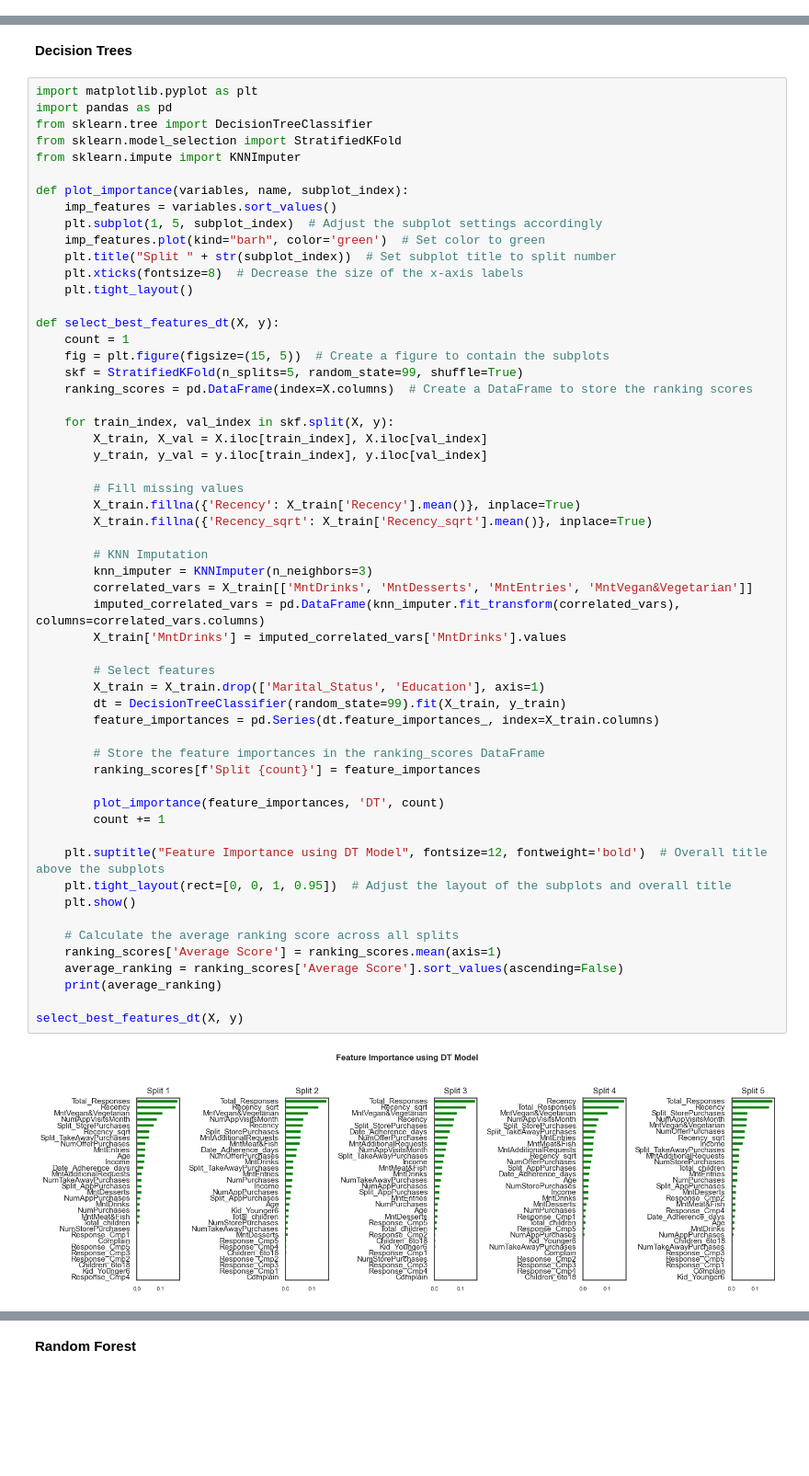
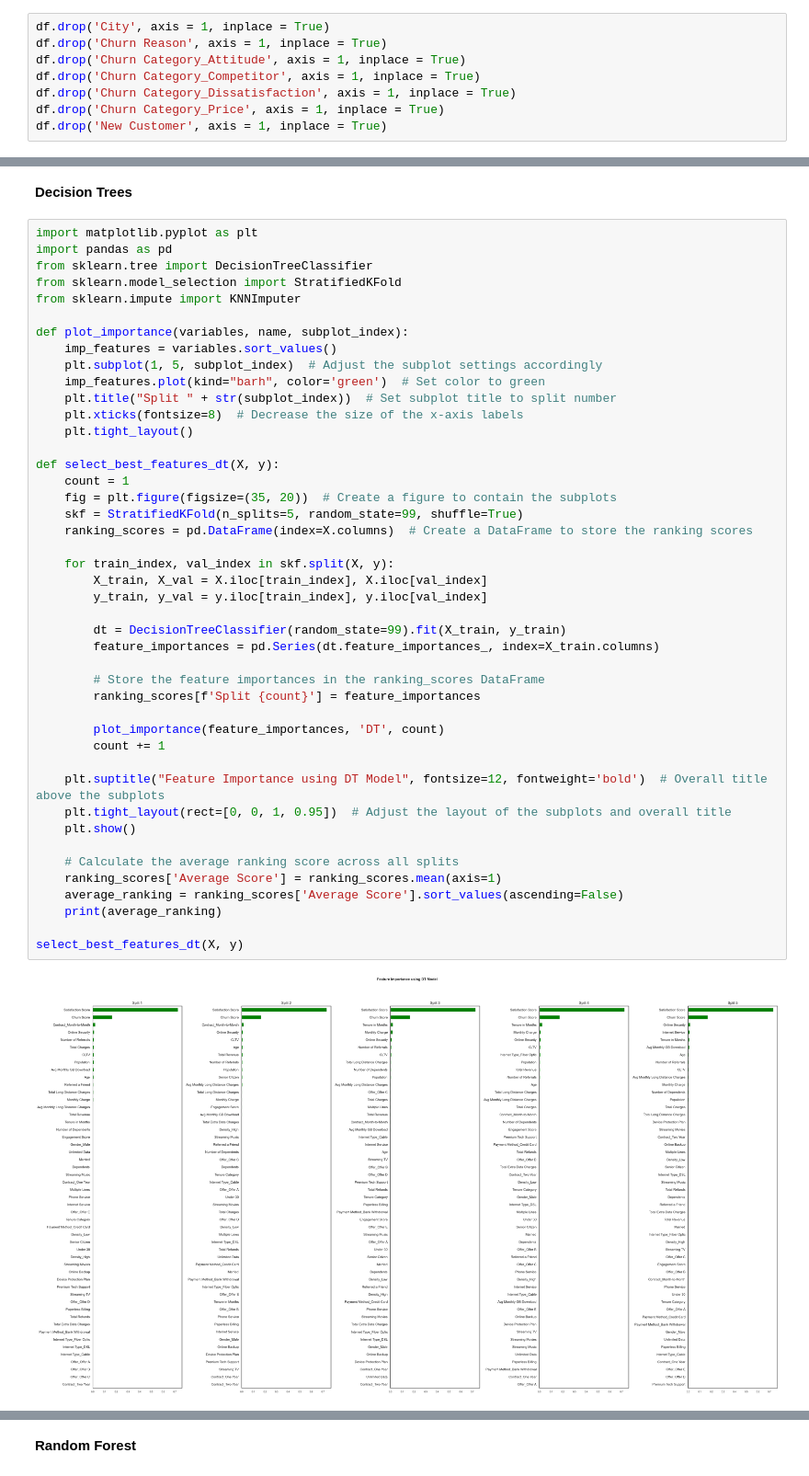
Before and after one commit to sarasustelosantos/bootcamp_group, a Jupyter notebook: Feature_Selection.ipynb, the cells around one changed output, grey strips where cells are left out. Shown at 92% size. Cells and saved outputs as stored; diff of their text form; blank space fills up the shorter version.

```diff
--- a/Feature_Selection.ipynb
+++ b/Feature_Selection.ipynb
@@ -662,3 +511,11 @@ df.drop('Churn Reason', axis = 1, inplace = True)
+# %%
+df.drop('City', axis = 1, inplace = True)
+df.drop('Churn Reason', axis = 1, inplace = True)
+df.drop('Churn Category_Attitude', axis = 1, inplace = True)
+df.drop('Churn Category_Competitor', axis = 1, inplace = True)
+df.drop('Churn Category_Dissatisfaction', axis = 1, inplace = True)
+df.drop('Churn Category_Price', axis = 1, inplace = True)
+df.drop('New Customer', axis = 1, inplace = True)
 # %% [markdown]
 [BACK TO TOC](#toc)
 
@@ -1021,44 +734,32 @@ def plot_importance(variables, name, subplot_index):
 
 def select_best_features_dt(X, y):
     count = 1
-    fig = plt.figure(figsize=(15, 5))  # Create a figure to contain the subplots
+    fig = plt.figure(figsize=(35, 20))  # Create a figure to contain the subplots
     skf = StratifiedKFold(n_splits=5, random_state=99, shuffle=True)
     ranking_scores = pd.DataFrame(index=X.columns)  # Create a DataFrame to store the ranking scores
 
     for train_index, val_index in skf.split(X, y):
         X_train, X_val = X.iloc[train_index], X.iloc[val_index]
         y_train, y_val = y.iloc[train_index], y.iloc[val_index]
 
-        # Fill missing values
-        X_train.fillna({'Recency': X_train['Recency'].mean()}, inplace=True)
-        X_train.fillna({'Recency_sqrt': X_train['Recency_sqrt'].mean()}, inplace=True)
-
-        # KNN Imputation
-        knn_imputer = KNNImputer(n_neighbors=3)
-        correlated_vars = X_train[['MntDrinks', 'MntDesserts', 'MntEntries', 'MntVegan&Vegetarian']]
-        imputed_correlated_vars = pd.DataFrame(knn_imputer.fit_transform(correlated_vars), columns=correlated_vars.columns)
-        X_train['MntDrinks'] = imputed_correlated_vars['MntDrinks'].values
-
-        # Select features
-        X_train = X_train.drop(['Marital_Status', 'Education'], axis=1)
         dt = DecisionTreeClassifier(random_state=99).fit(X_train, y_train)
         feature_importances = pd.Series(dt.feature_importances_, index=X_train.columns)
 
         # Store the feature importances in the ranking_scores DataFrame
         ranking_scores[f'Split {count}'] = feature_importances
 
         plot_importance(feature_importances, 'DT', count)
         count += 1
 
     plt.suptitle("Feature Importance using DT Model", fontsize=12, fontweight='bold')  # Overall title above the subplots
     plt.tight_layout(rect=[0, 0, 1, 0.95])  # Adjust the layout of the subplots and overall title
     plt.show()
 
     # Calculate the average ranking score across all splits
     ranking_scores['Average Score'] = ranking_scores.mean(axis=1)
     average_ranking = ranking_scores['Average Score'].sort_values(ascending=False)
     print(average_ranking)
 
 select_best_features_dt(X, y)
 # %% [output]
-[figure, old version]
+[figure, new version]
```
Also changed, not shown: parts of 47 cells of this notebook, 2 other files.
